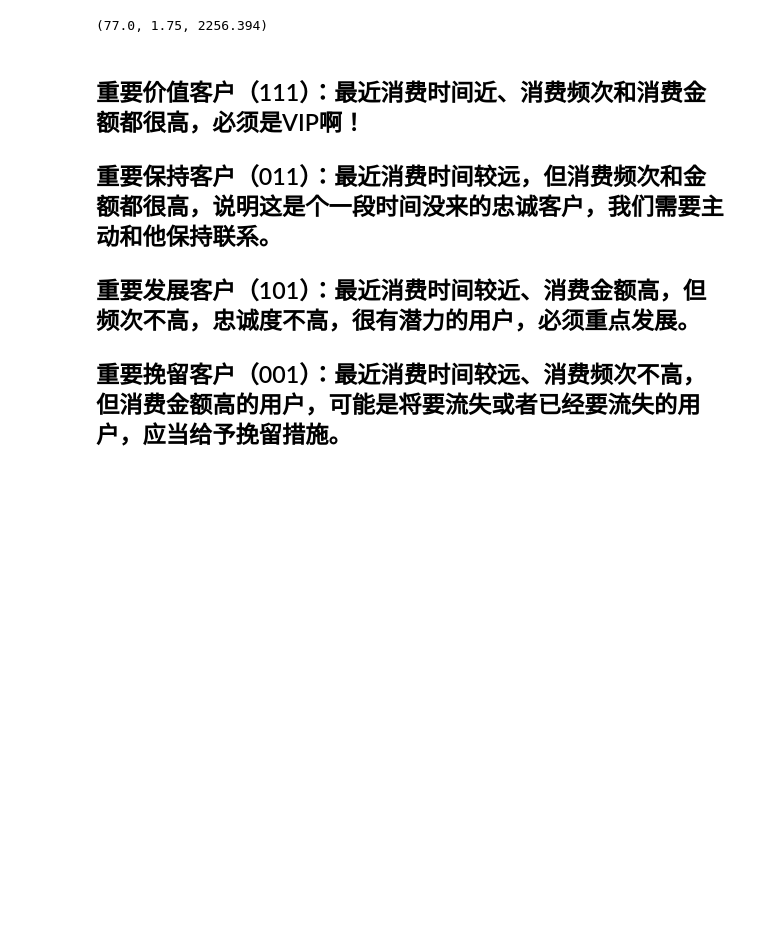
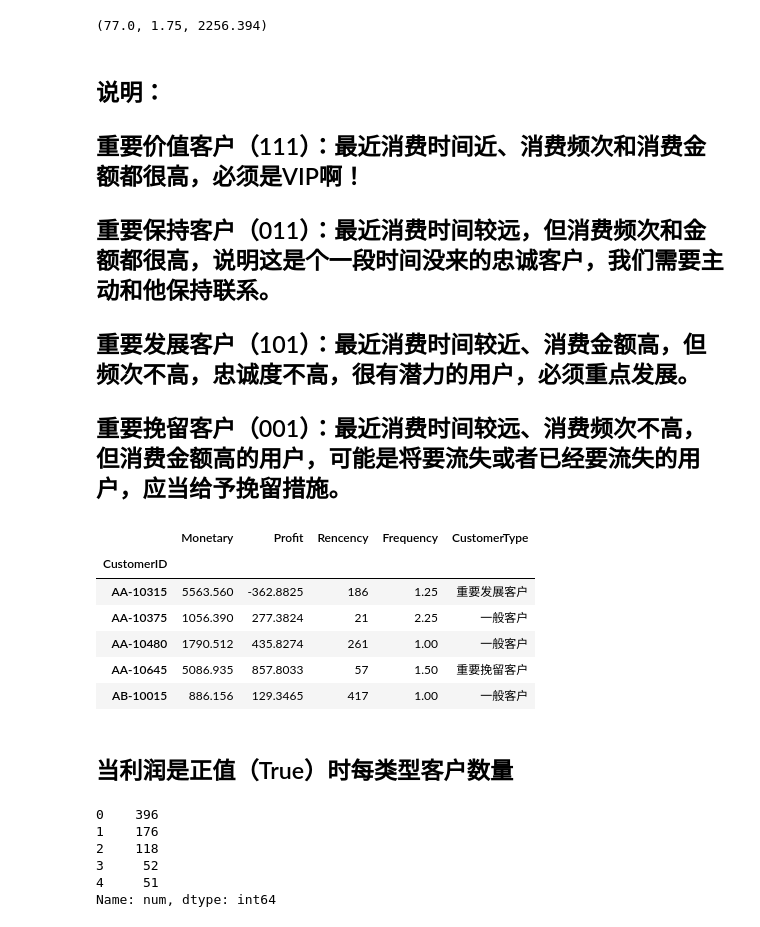
Before and after one commit to ckwalvin/RFM, a Jupyter notebook: NA_sales_RFM.ipynb, the cells around one changed output. Drawn from its saved outputs; the diff is of its cells as text; code cells hidden in the pictures; blank space fills up the shorter version.

```diff
--- a/NA_sales_RFM.ipynb
+++ b/NA_sales_RFM.ipynb
@@ -207,6 +211,7 @@ rm,fm,mm
 # %% [output]
 (77.0, 1.75, 2256.394)
 # %% [markdown]
+## 说明：
 ## 重要价值客户（111）：最近消费时间近、消费频次和消费金额都很高，必须是VIP啊！
 ## 重要保持客户（011）：最近消费时间较远，但消费频次和金额都很高，说明这是个一段时间没来的忠诚客户，我们需要主动和他保持联系。
 ## 重要发展客户（101）：最近消费时间较近、消费金额高，但频次不高，忠诚度不高，很有潜力的用户，必须重点发展。
@@ -228,0 +236,10 @@ def customer_type_func(frame):
+# %%
+RFM.head()
+# %% [output]
+|  | Monetary | Profit | Rencency | Frequency | CustomerType |
+| CustomerID |  |  |  |  |  |
+| AA-10315 | 5563.560 | -362.8825 | 186 | 1.25 | 重要发展客户 |
+| AA-10375 | 1056.390 | 277.3824 | 21 | 2.25 | 一般客户 |
+| AA-10480 | 1790.512 | 435.8274 | 261 | 1.00 | 一般客户 |
+| AA-10645 | 5086.935 | 857.8033 | 57 | 1.50 | 重要挽留客户 |
+| AB-10015 | 886.156 | 129.3465 | 417 | 1.00 | 一般客户 |
@@ -228,0 +249,2 @@ def customer_type_func(frame):
+# %% [markdown]
+## 当利润是正值（True）时每类型客户数量
@@ -228,0 +259,9 @@ def customer_type_func(frame):
+# %%
+all_cus['num']
+# %% [output]
+0    396
+1    176
+2    118
+3     52
+4     51
+Name: num, dtype: int64
```
Also changed, not shown: parts of 8 cells of this notebook.
